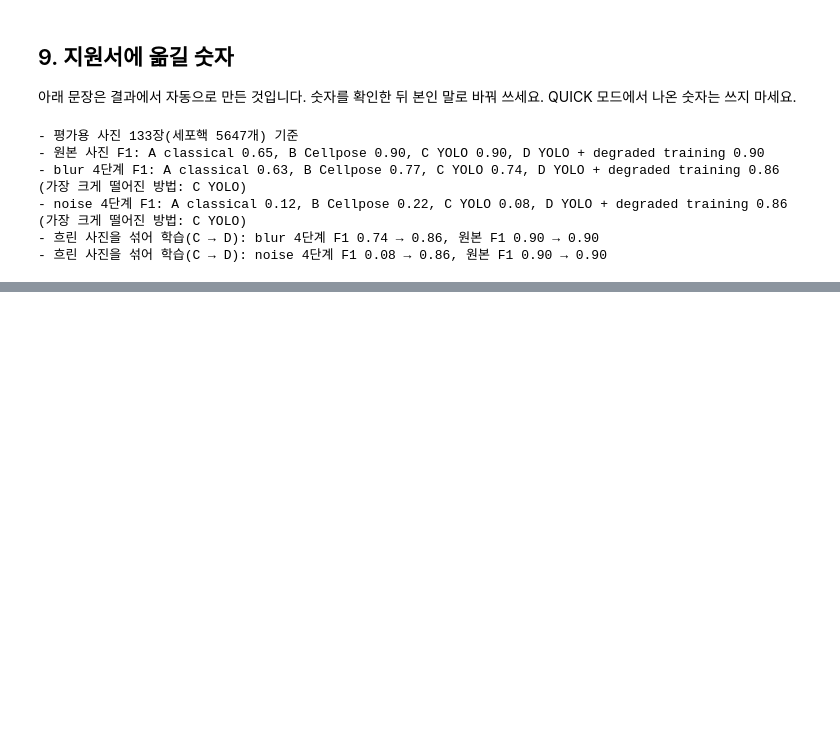
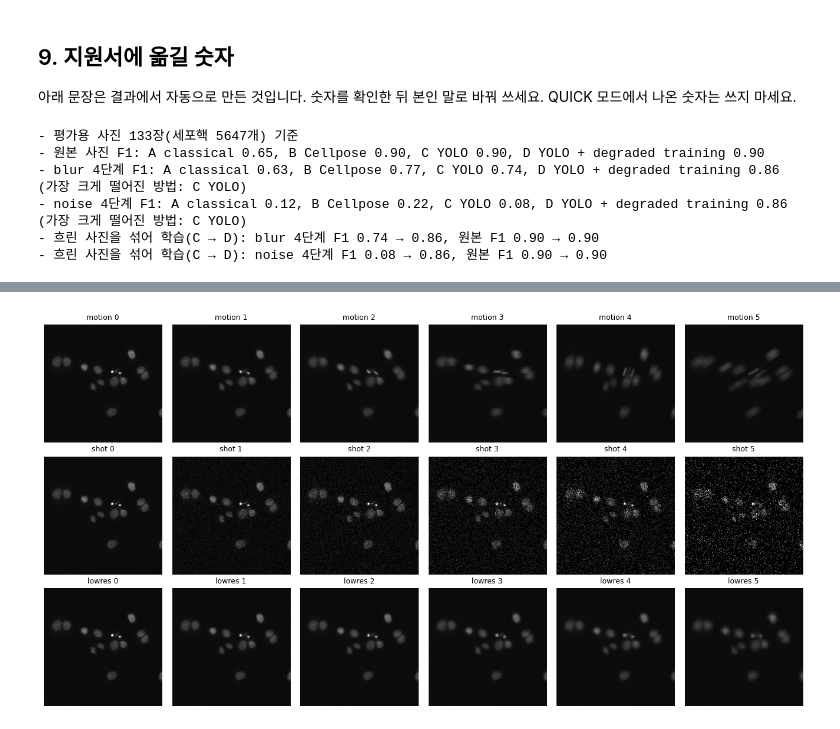
Before and after one commit to seungmin517/nuclei-detection-under-blur, a Jupyter notebook: yim_nuclei_mini.ipynb, the cells around one changed output, grey strips where cells are left out. Drawn from its saved outputs; the diff is of its cells as text; code cells hidden in the pictures; blank space fills up the shorter version.

```diff
--- a/yim_nuclei_mini.ipynb
+++ b/yim_nuclei_mini.ipynb
@@ -549,0 +532,37 @@ if QUICK:
+# %%
+MOTION  = [0, 5, 9, 13, 17, 25]        # 번짐 길이 (픽셀)
+PHOTONS = [None, 40, 20, 10, 5, 2]     # 가장 밝은 픽셀에 도착하는 빛 알갱이 수 (작을수록 거침)
+SCALE   = [1, 1.5, 2, 3, 4, 6]         # 줄이는 배율
+UNSEEN  = ('motion', 'shot', 'lowres')
+
+def degrade_unseen(bgr, kind, level, key=''):
+    if level == 0:
+        return bgr
+    rng = np.random.default_rng(int(hashlib.md5(f'{key}{kind}{level}'.encode()).hexdigest()[:8], 16))
+    img = bgr.astype(np.float32)
+    if kind == 'motion':
+        n = MOTION[level]
+        k = np.zeros((n, n), np.float32); k[n // 2, :] = 1
+        rot = cv2.getRotationMatrix2D((n / 2 - .5, n / 2 - .5), float(rng.uniform(0, 180)), 1)
+        k = cv2.warpAffine(k, rot, (n, n)); k /= max(k.sum(), 1e-6)
+        img = cv2.filter2D(img, -1, k)
+    elif kind == 'shot':
+        peak = PHOTONS[level]
+        is_gray = np.ptp(bgr.astype(np.int16), axis=2).max() == 0     # 세 채널이 같으면 흑백 사진
+        src = img[..., :1] if is_gray else img                          # 흑백이면 세 채널에 같은 잡음
+        noisy = rng.poisson(src / 255 * peak) / peak * 255
+        img = np.repeat(noisy, 3, axis=2) if is_gray else noisy
+    else:
+        h, w = img.shape[:2]; sc = SCALE[level]
+        small = cv2.resize(img, (max(1, round(w / sc)), max(1, round(h / sc))), interpolation=cv2.INTER_AREA)
+        img = cv2.resize(small, (w, h), interpolation=cv2.INTER_LINEAR)
+    return np.clip(img, 0, 255).astype(np.uint8)
+
+fig, ax = plt.subplots(3, len(LEVELS), figsize=(2.2 * len(LEVELS), 6.9))
+for row, kind in enumerate(UNSEEN):
+    for col, lv in enumerate(LEVELS):
+        ax[row, col].imshow(degrade_unseen(load_img(demo), kind, lv, demo)[..., ::-1]); ax[row, col].axis('off')
+        ax[row, col].set_title(f'{kind} {lv}', fontsize=9)
+plt.tight_layout(); plt.savefig(f'{ROOT}/figures/6_unseen_levels.png', dpi=150); plt.show()
+# %% [output]
+[figure, added]
```
Also changed, not shown: parts of 7 cells of this notebook.
